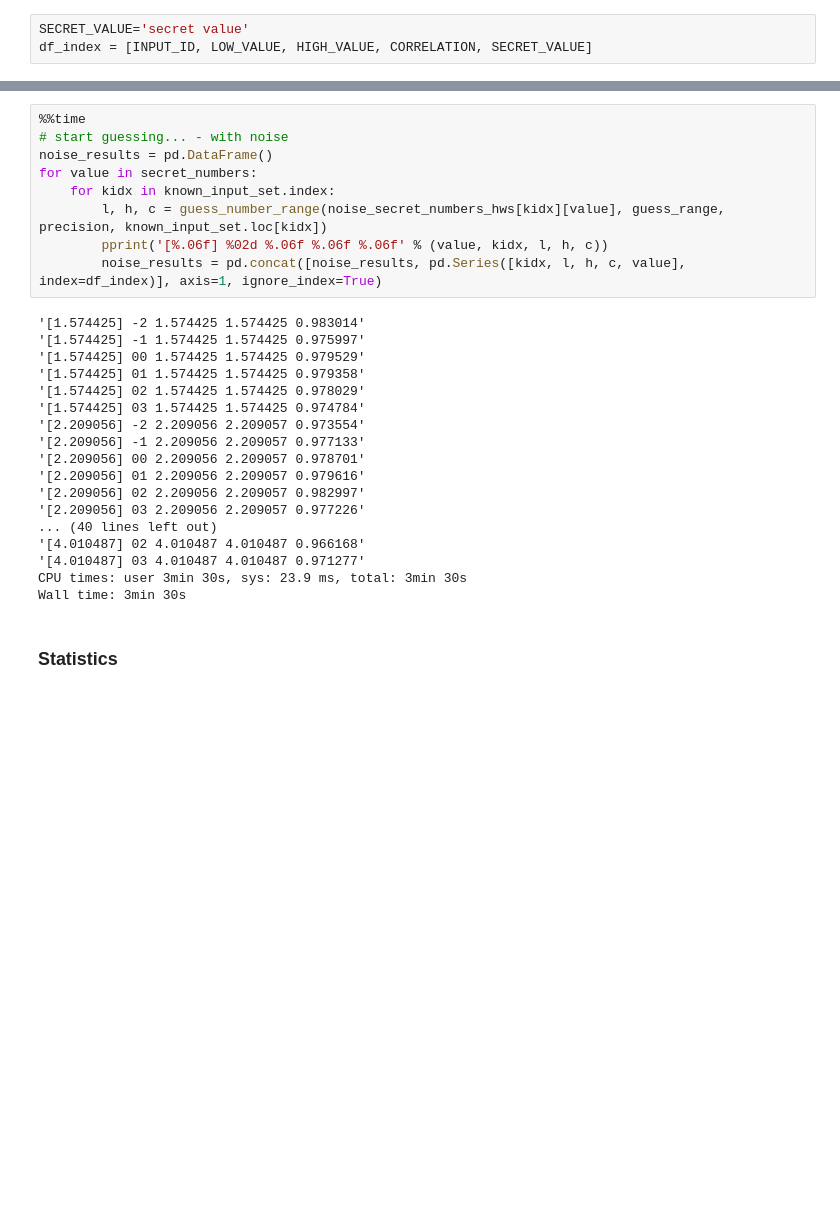
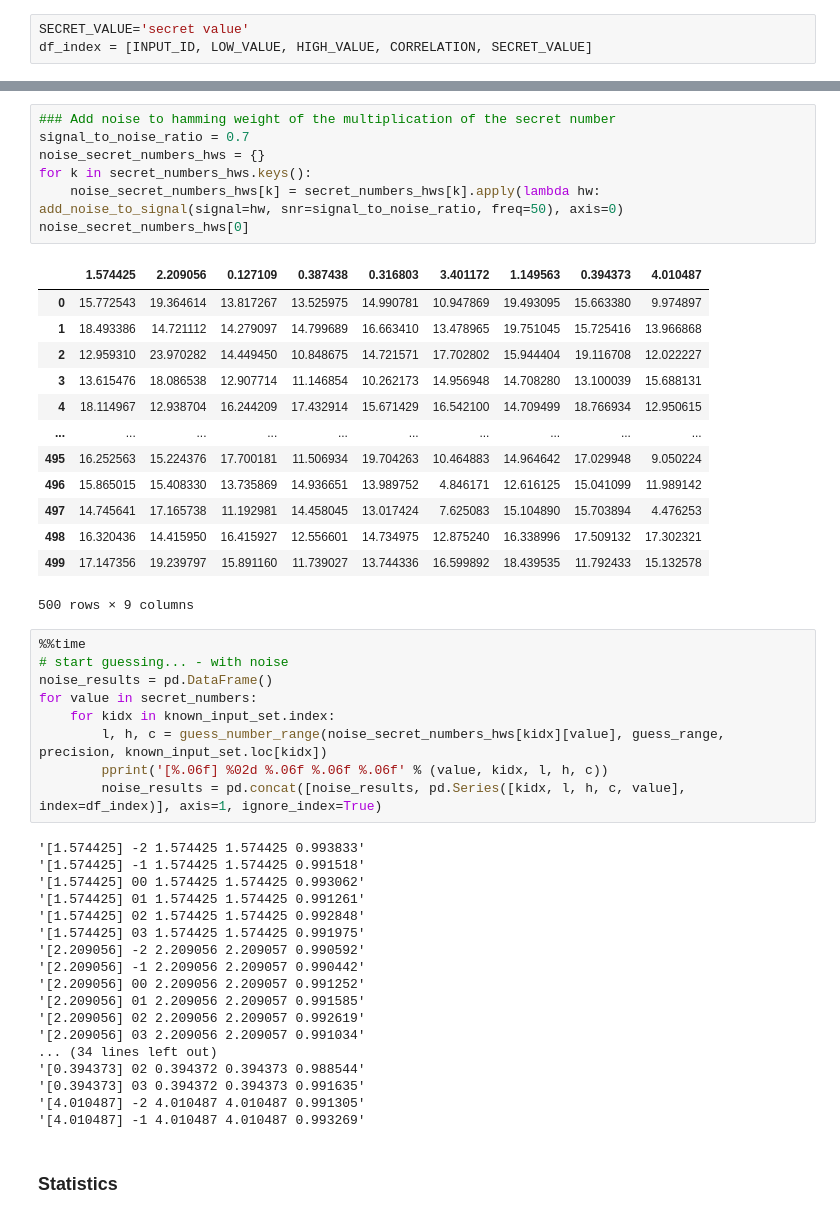
Before and after one commit to mu-triv/DPACv4, a Jupyter notebook: noise_hwp.ipynb, the cells around one changed output, grey strips where cells are left out. Saved outputs shown, nothing was run; the diff lists cells and outputs as text; blank space fills up the shorter version.

```diff
--- a/noise_hwp.ipynb
+++ b/noise_hwp.ipynb
@@ -242,4 +221,25 @@ CPU times: user 3min 30s, sys: 28 ms, total: 3min 30s
 Wall time: 3min 30s
+# %%
+### Add noise to hamming weight of the multiplication of the secret number
+signal_to_noise_ratio = 0.7
+noise_secret_numbers_hws = {}
+for k in secret_numbers_hws.keys():
+    noise_secret_numbers_hws[k] = secret_numbers_hws[k].apply(lambda hw: add_noise_to_signal(signal=hw, snr=signal_to_noise_ratio, freq=50), axis=0)
+noise_secret_numbers_hws[0]
+# %% [output]
+|  | 1.574425 | 2.209056 | 0.127109 | 0.387438 | 0.316803 | 3.401172 | 1.149563 | 0.394373 | 4.010487 |
+| 0 | 15.772543 | 19.364614 | 13.817267 | 13.525975 | 14.990781 | 10.947869 | 19.493095 | 15.663380 | 9.974897 |
+| 1 | 18.493386 | 14.721112 | 14.279097 | 14.799689 | 16.663410 | 13.478965 | 19.751045 | 15.725416 | 13.966868 |
+| 2 | 12.959310 | 23.970282 | 14.449450 | 10.848675 | 14.721571 | 17.702802 | 15.944404 | 19.116708 | 12.022227 |
+| 3 | 13.615476 | 18.086538 | 12.907714 | 11.146854 | 10.262173 | 14.956948 | 14.708280 | 13.100039 | 15.688131 |
+| 4 | 18.114967 | 12.938704 | 16.244209 | 17.432914 | 15.671429 | 16.542100 | 14.709499 | 18.766934 | 12.950615 |
+| ... | ... | ... | ... | ... | ... | ... | ... | ... | ... |
+| 495 | 16.252563 | 15.224376 | 17.700181 | 11.506934 | 19.704263 | 10.464883 | 14.964642 | 17.029948 | 9.050224 |
+| 496 | 15.865015 | 15.408330 | 13.735869 | 14.936651 | 13.989752 | 4.846171 | 12.616125 | 15.041099 | 11.989142 |
+| 497 | 14.745641 | 17.165738 | 11.192981 | 14.458045 | 13.017424 | 7.625083 | 15.104890 | 15.703894 | 4.476253 |
+| 498 | 16.320436 | 14.415950 | 16.415927 | 12.556601 | 14.734975 | 12.875240 | 16.338996 | 17.509132 | 17.302321 |
+| 499 | 17.147356 | 19.239797 | 15.891160 | 11.739027 | 13.744336 | 16.599892 | 18.439535 | 11.792433 | 15.132578 |
+500 rows × 9 columns
 # %%
 %%time
 # start guessing... - with noise
@@ -250,23 +250,23 @@ for value in secret_numbers:
         pprint('[%.06f] %02d %.06f %.06f %.06f' % (value, kidx, l, h, c))
         noise_results = pd.concat([noise_results, pd.Series([kidx, l, h, c, value], index=df_index)], axis=1, ignore_index=True)
 # %% [output]
-'[1.574425] -2 1.574425 1.574425 0.983014'
-'[1.574425] -1 1.574425 1.574425 0.975997'
-'[1.574425] 00 1.574425 1.574425 0.979529'
-'[1.574425] 01 1.574425 1.574425 0.979358'
-'[1.574425] 02 1.574425 1.574425 0.978029'
-'[1.574425] 03 1.574425 1.574425 0.974784'
-'[2.209056] -2 2.209056 2.209057 0.973554'
-'[2.209056] -1 2.209056 2.209057 0.977133'
-'[2.209056] 00 2.209056 2.209057 0.978701'
-'[2.209056] 01 2.209056 2.209057 0.979616'
-'[2.209056] 02 2.209056 2.209057 0.982997'
-'[2.209056] 03 2.209056 2.209057 0.977226'
-... (40 lines left out)
-'[4.010487] 02 4.010487 4.010487 0.966168'
-'[4.010487] 03 4.010487 4.010487 0.971277'
-CPU times: user 3min 30s, sys: 23.9 ms, total: 3min 30s
-Wall time: 3min 30s
+'[1.574425] -2 1.574425 1.574425 0.993833'
+'[1.574425] -1 1.574425 1.574425 0.991518'
+'[1.574425] 00 1.574425 1.574425 0.993062'
+'[1.574425] 01 1.574425 1.574425 0.991261'
+'[1.574425] 02 1.574425 1.574425 0.992848'
+'[1.574425] 03 1.574425 1.574425 0.991975'
+'[2.209056] -2 2.209056 2.209057 0.990592'
+'[2.209056] -1 2.209056 2.209057 0.990442'
+'[2.209056] 00 2.209056 2.209057 0.991252'
+'[2.209056] 01 2.209056 2.209057 0.991585'
+'[2.209056] 02 2.209056 2.209057 0.992619'
+'[2.209056] 03 2.209056 2.209057 0.991034'
+... (34 lines left out)
+'[0.394373] 02 0.394372 0.394373 0.988544'
+'[0.394373] 03 0.394372 0.394373 0.991635'
+'[4.010487] -2 4.010487 4.010487 0.991305'
+'[4.010487] -1 4.010487 4.010487 0.993269'
 # %% [markdown]
 ### Statistics
 # %%
```
Also changed, not shown: parts of 5 cells of this notebook.
